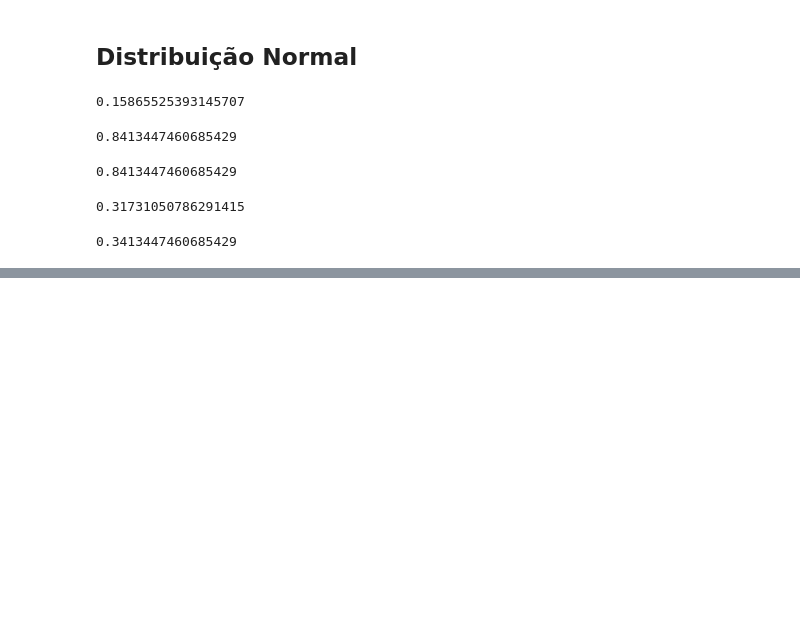
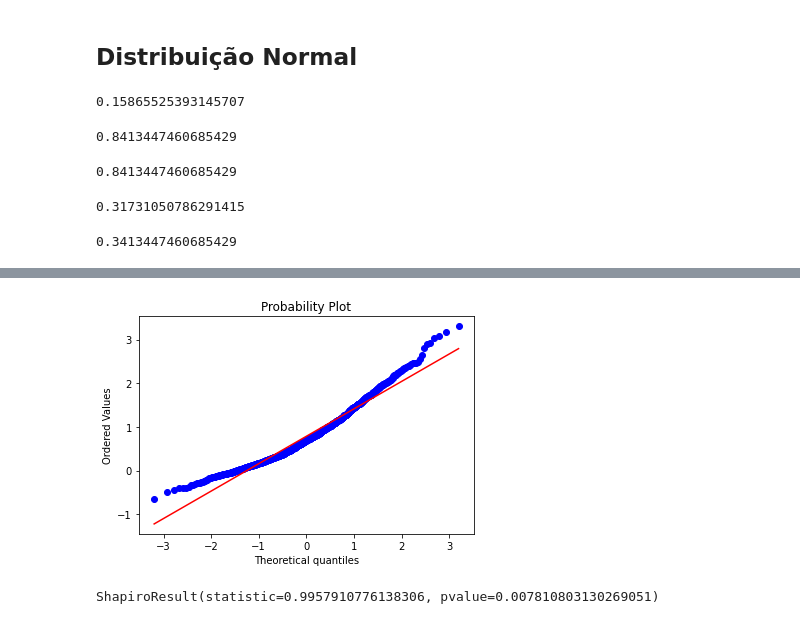
Before and after one commit to houstonsantos/Python-MachineLearning, a Jupyter notebook: Distribuicao/Normal.ipynb, the cells around one changed output, grey strips where cells are left out. Drawn from its saved outputs; the diff is of its cells as text; code cells hidden in the pictures; blank space fills up the shorter version.

```diff
--- a/Distribuicao/Normal.ipynb
+++ b/Distribuicao/Normal.ipynb
@@ -82,0 +103,11 @@ stats.shapiro(dados)
+# %%
+fig, ax = plt.subplots()
+stats.probplot(dados2, fit = True, plot = ax)
+plt.show()
+# %% [output]
+[figure, added]
+# %%
+# Realizando o teste de Shapiro
+stats.shapiro(dados)
+# %% [output]
+ShapiroResult(statistic=0.9957910776138306, pvalue=0.007810803130269051)
```
Also changed, not shown: parts of 9 cells of this notebook, 20 other files.
